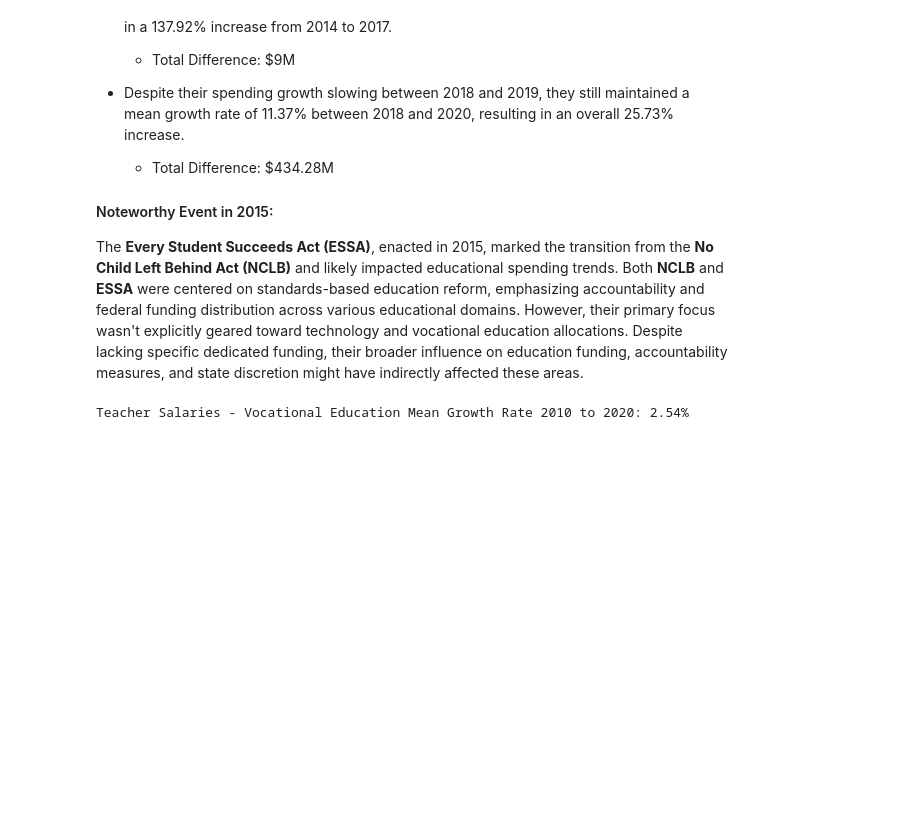
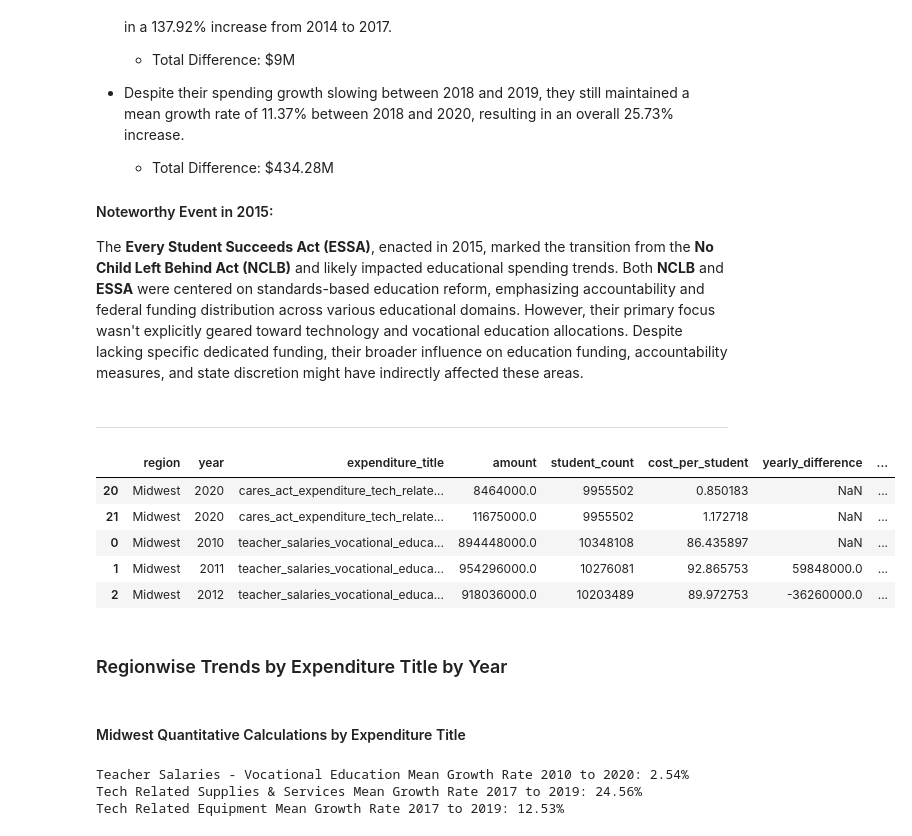
Before and after one commit to jacobc5266/NCES_Data_Set, a Jupyter notebook: src/LEA_Finance_Data_Regional_Level_Analysis.ipynb, the cells around one changed output. Saved outputs shown, nothing was run; the diff lists cells and outputs as text; code cells hidden in the pictures; blank space fills up the shorter version.

Commit message:
Commit is to show current progress. Updated utilities class, refactored code, and conducted additional regional analysis.

```diff
--- a/src/LEA_Finance_Data_Regional_Level_Analysis.ipynb
+++ b/src/LEA_Finance_Data_Regional_Level_Analysis.ipynb
@@ -392,18 +475,53 @@ tech_vocational_line_charts_combined.show()
 #### Noteworthy Event in 2015:
 
 The **Every Student Succeeds Act (ESSA)**, enacted in 2015, marked the transition from the **No Child Left Behind Act (NCLB)** and likely impacted educational spending trends. Both **NCLB** and **ESSA** were centered on standards-based education reform, emphasizing accountability and federal funding distribution across various educational domains. However, their primary focus wasn't explicitly geared toward technology and vocational education allocations. Despite lacking specific dedicated funding, their broader influence on education funding, accountability measures, and state discretion might have indirectly affected these areas.
+# %% [markdown]
+---
 # %%
 regionwise_tech_vocational_expenditures.sort_values(by=['region', 'expenditure_title', 'year'], inplace=True)
 
 # Calculate the year-to-year difference and growth rate by region and expenditure title
 regionwise_tech_vocational_expenditures['yearly_difference'] = regionwise_tech_vocational_expenditures.groupby(['region', 'expenditure_title'])['amount'].diff()
 regionwise_tech_vocational_expenditures['growth_rate'] = regionwise_tech_vocational_expenditures.groupby(['region', 'expenditure_title'])['amount'].pct_change() * 100
-# %%
-MIDWEST_TEACHER_SALARIES_MEAN_GROWTH = utils.calculate_mean_growth_rate(regionwise_tech_vocational_expenditures,
-                                                                        2010, 2020,
-                                                                        expenditure_title= 'teacher_salaries_vocational_education',
-                                                                        region= 'Midwest')
-
-print(f'Teacher Salaries - Vocational Education Mean Growth Rate 2010 to 2020: {MIDWEST_TEACHER_SALARIES_MEAN_GROWTH:.2f}%')
-# %% [output]
-Teacher Salaries - Vocational Education Mean Growth Rate 2010 to 2020: 2.54%
+# %%
+regionwise_tech_vocational_expenditures.head()
+# %% [output]
+|  | region | year | expenditure_title | amount | student_count | cost_per_student | yearly_difference | ... |
+| 20 | Midwest | 2020 | cares_act_expenditure_tech_relate... | 8464000.0 | 9955502 | 0.850183 | NaN | ... |
+| 21 | Midwest | 2020 | cares_act_expenditure_tech_relate... | 11675000.0 | 9955502 | 1.172718 | NaN | ... |
+| 0 | Midwest | 2010 | teacher_salaries_vocational_educa... | 894448000.0 | 10348108 | 86.435897 | NaN | ... |
+| 1 | Midwest | 2011 | teacher_salaries_vocational_educa... | 954296000.0 | 10276081 | 92.865753 | 59848000.0 | ... |
+| 2 | Midwest | 2012 | teacher_salaries_vocational_educa... | 918036000.0 | 10203489 | 89.972753 | -36260000.0 | ... |
+# %% [markdown]
+### Regionwise Trends by Expenditure Title by Year
+# %% [markdown]
+#### Midwest Quantitative Calculations by Expenditure Title
+# %%
+# Teacher Salaries – Vocational Education Mean Growth
+MIDWEST_TEACHER_SALARIES_MEAN_GROWTH = utils.calculate_mean_growth_rate(
+    regionwise_tech_vocational_expenditures,
+    2010, 2020,
+    expenditure_title= 'teacher_salaries_vocational_education',
+    region= 'Midwest')
+
+# Tech Related Supplies & Services Mean Growth
+MIDWEST_TECH_SUPPLIES_SERV_MEAN_GROWTH_2017_2019 = utils.calculate_mean_growth_rate(
+    regionwise_tech_vocational_expenditures,
+    2017, 2019,
+    expenditure_title= 'tech_related_supplies_services',
+    region= 'Midwest')
+
+# Tech Related Equipment Mean Growth
+MIDWEST_TECH_RELATED_EQUIPMENT_MEAN_GROWTH_2017_2019 = utils.calculate_mean_growth_rate(
+    regionwise_tech_vocational_expenditures,
+    2017, 2019,
+    expenditure_title= 'tech_related_equipment',
+    region= 'Midwest')
+
+print(f'Teacher Salaries - Vocational Education Mean Growth Rate 2010 to 2020: {MIDWEST_TEACHER_SALARIES_MEAN_GROWTH:.2f}%')
+print(f'Tech Related Supplies & Services Mean Growth Rate 2017 to 2019: {MIDWEST_TECH_SUPPLIES_SERV_MEAN_GROWTH_2017_2019:.2f}%')
+print(f'Tech Related Equipment Mean Growth Rate 2017 to 2019: {MIDWEST_TECH_RELATED_EQUIPMENT_MEAN_GROWTH_2017_2019:.2f}%')
+# %% [output]
+Teacher Salaries - Vocational Education Mean Growth Rate 2010 to 2020: 2.54%
+Tech Related Supplies & Services Mean Growth Rate 2017 to 2019: 24.56%
+Tech Related Equipment Mean Growth Rate 2017 to 2019: 12.53%
```
Also changed, not shown: parts of 27 cells of this notebook, 1 other file.
